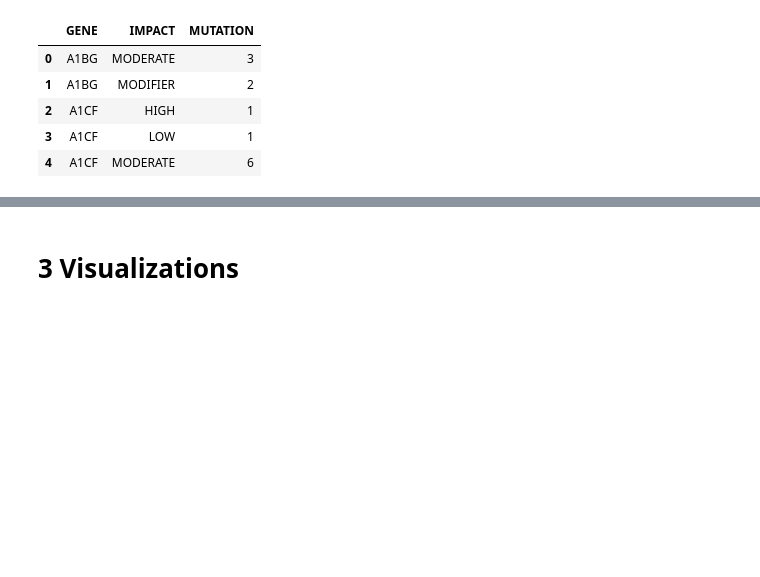
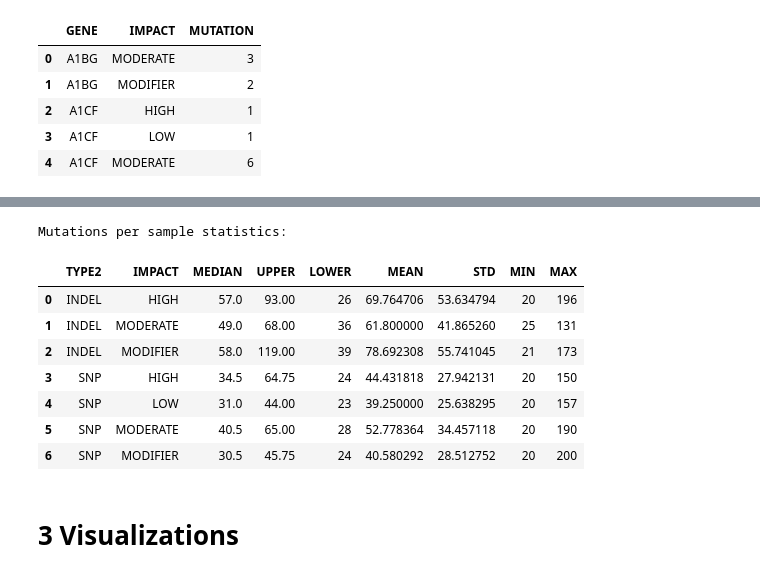
Before and after one commit to carMartinez/eda_python_vs_r, a Jupyter notebook: python_explore.ipynb, the cells around one changed output, grey strips where cells are left out. Saved outputs shown, nothing was run; the diff lists cells and outputs as text; code cells hidden in the pictures; blank space fills up the shorter version.

```diff
--- a/python_explore.ipynb
+++ b/python_explore.ipynb
@@ -509,3 +528,52 @@ df_impact.head()
+# %%
+## Descriptive stats cont.
+
+def quantile(n):
+    '''
+    Quantile calculation for use in Pandas .agg()
+    '''
+    def quantile_(x):
+        return pd.Series.quantile(x, n)
+    quantile_.__name__ = 'percentile_%s' % n
+    return quantile_
+
+## Calculate stats
+df_sample_stats = df_sample_counts.groupby(['TYPE2', 'IMPACT']).agg({
+    'N_MUTATIONS': [
+        'median',
+        quantile(0.75),
+        quantile(.25),
+        'mean',
+        'std',
+        'min',
+        'max']
+})
+
+## Clean up column names
+df_sample_stats.reset_index(inplace = True)
+df_sample_stats.columns = [
+    'TYPE2',
+    'IMPACT',
+    'MEDIAN',
+    'UPPER',
+    'LOWER',
+    'MEAN',
+    'STD',
+    'MIN',
+    'MAX']
+
+print('Mutations per sample statistics:')
+df_sample_stats
+# %% [output]
+Mutations per sample statistics:
+|  | TYPE2 | IMPACT | MEDIAN | UPPER | LOWER | MEAN | STD | MIN | MAX |
+| 0 | INDEL | HIGH | 57.0 | 93.00 | 26 | 69.764706 | 53.634794 | 20 | 196 |
+| 1 | INDEL | MODERATE | 49.0 | 68.00 | 36 | 61.800000 | 41.865260 | 25 | 131 |
+| 2 | INDEL | MODIFIER | 58.0 | 119.00 | 39 | 78.692308 | 55.741045 | 21 | 173 |
+| 3 | SNP | HIGH | 34.5 | 64.75 | 24 | 44.431818 | 27.942131 | 20 | 150 |
+| 4 | SNP | LOW | 31.0 | 44.00 | 23 | 39.250000 | 25.638295 | 20 | 157 |
+| 5 | SNP | MODERATE | 40.5 | 65.00 | 28 | 52.778364 | 34.457118 | 20 | 190 |
+| 6 | SNP | MODIFIER | 30.5 | 45.75 | 24 | 40.580292 | 28.512752 | 20 | 200 |
 # %% [markdown]
 # 3 Visualizations
 # %%
```
Also changed, not shown: parts of 5 cells of this notebook, 2 other files.
